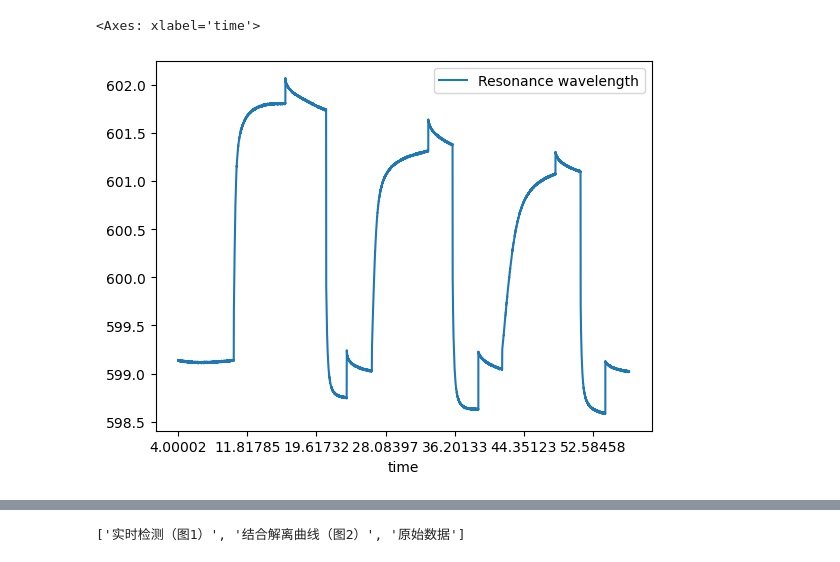
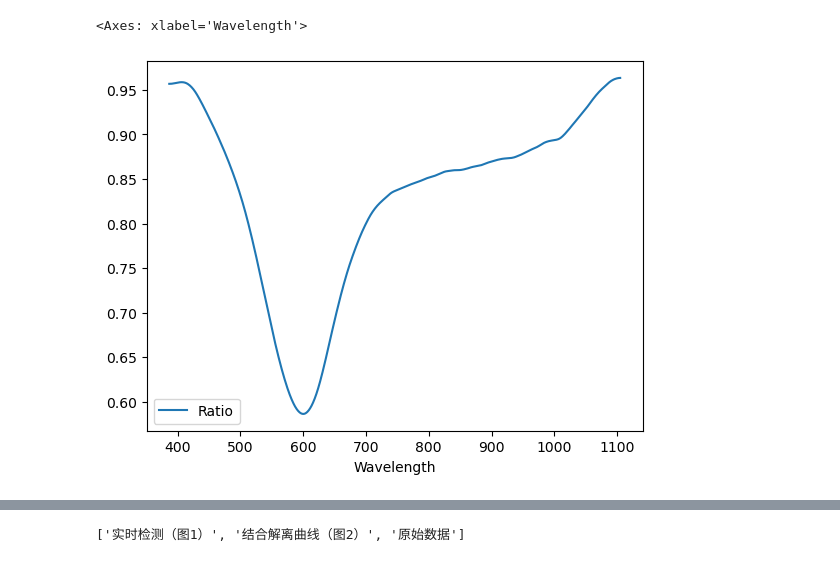
Before and after one commit to RuihaoQiu/FiberX, a Jupyter notebook: Untitled.ipynb, the cells around one changed output, grey strips where cells are left out. Drawn from its saved outputs; the diff is of its cells as text; code cells hidden in the pictures.

Commit message:
update absorb plot

```diff
--- a/Untitled.ipynb
+++ b/Untitled.ipynb
@@ -1,7 +1,7 @@
 # %%
 import pandas as pd
 # %%
-df = pd.read_excel("../检测数据.xlsx", sheet_name="原始数据")
+df = pd.read_excel("../参考、检测、共振峰谱.xlsx")
 # %%
 df
 # %% [output]
@@ -21,5 +21,5 @@ df
 # %%
-df.iloc[2:].plot(x="time", y="Resonance wavelength") # [["time", "Resonance wavelength"]].plot()
+df.plot(x="Wavelength", y="Ratio") # [["time", "Resonance wavelength"]].plot()
 # %% [output]
-<Axes: xlabel='time'>
+<Axes: xlabel='Wavelength'>
-[figure, old version]
+[figure, new version]
```
Also changed, not shown: parts of 22 cells of this notebook, 1 other file.
